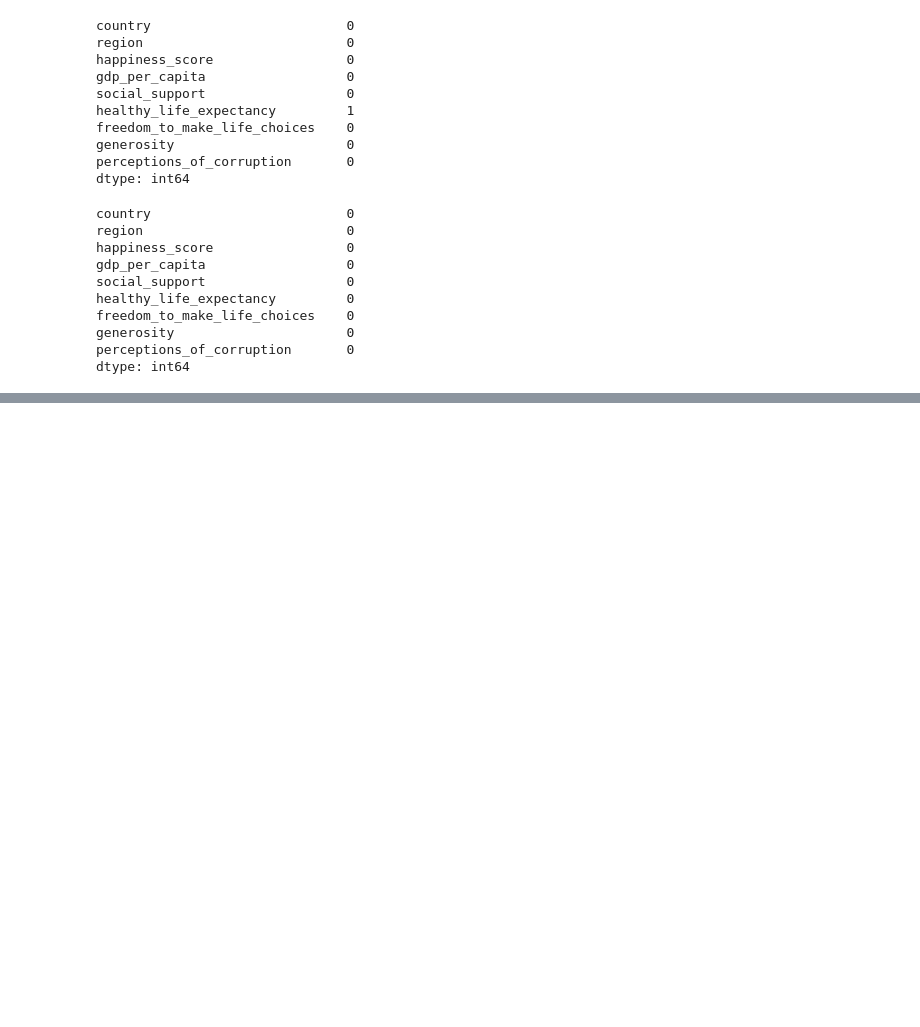
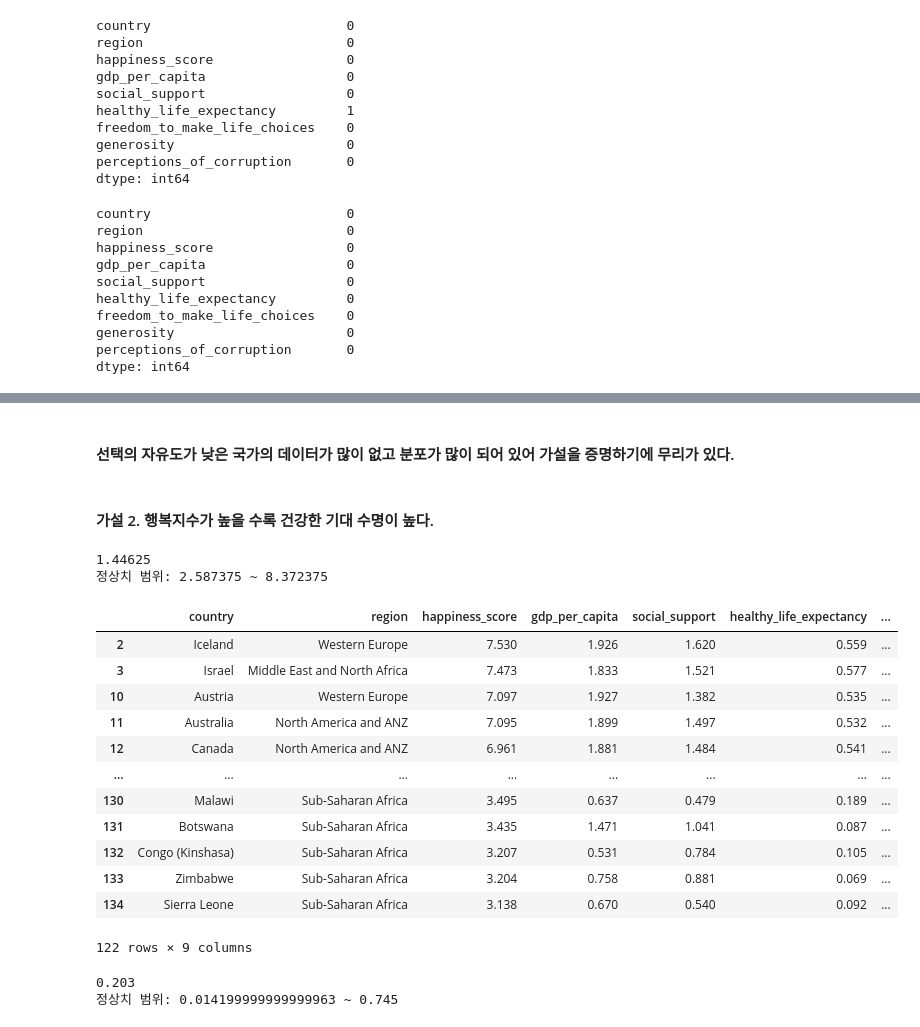
Before and after one commit to ccocco55/study-data-analysis, a Jupyter notebook: c_pandas/b_pandas_task.ipynb, the cells around one changed output, grey strips where cells are left out. Saved outputs shown, nothing was run; the diff lists cells and outputs as text; code cells hidden in the pictures; blank space fills up the shorter version.

```diff
--- a/c_pandas/b_pandas_task.ipynb
+++ b/c_pandas/b_pandas_task.ipynb
@@ -153,0 +189,57 @@ happiness_df
+# %% [markdown]
+#### 선택의 자유도가 낮은 국가의 데이터가 많이 없고 분포가 많이 되어 있어 가설을 증명하기에 무리가 있다.
+# %% [markdown]
+#### 가설 2. 행복지수가 높을 수록 건강한 기대 수명이 높다.
+# %%
+import numpy as np
+from scipy.stats import iqr
+
+happiness_Q1 = np.percentile(happiness_df['happiness_score'], 25)
+happiness_Q3 = np.percentile(happiness_df['happiness_score'], 75)
+
+iqr_value = iqr(happiness_df['happiness_score'])
+print(iqr_value)
+
+lower_bound = happiness_Q1 - 1.5 * iqr_value
+upper_bound = happiness_Q3 + 1.5 * iqr_value
+print(f'정상치 범위: {lower_bound} ~ {upper_bound}')
+# %% [output]
+1.44625
+정상치 범위: 2.587375 ~ 8.372375
+# %%
+condition1 = happiness_df['happiness_score'] >= lower_bound
+condition2 = happiness_df['happiness_score'] <= upper_bound
+condition = condition1 & condition2
+
+happiness_df = happiness_df[condition]
+happiness_df
+# %% [output]
+|  | country | region | happiness_score | gdp_per_capita | social_support | healthy_life_expectancy | ... |
+| 2 | Iceland | Western Europe | 7.530 | 1.926 | 1.620 | 0.559 | ... |
+| 3 | Israel | Middle East and North Africa | 7.473 | 1.833 | 1.521 | 0.577 | ... |
+| 10 | Austria | Western Europe | 7.097 | 1.927 | 1.382 | 0.535 | ... |
+| 11 | Australia | North America and ANZ | 7.095 | 1.899 | 1.497 | 0.532 | ... |
+| 12 | Canada | North America and ANZ | 6.961 | 1.881 | 1.484 | 0.541 | ... |
+| ... | ... | ... | ... | ... | ... | ... | ... |
+| 130 | Malawi | Sub-Saharan Africa | 3.495 | 0.637 | 0.479 | 0.189 | ... |
+| 131 | Botswana | Sub-Saharan Africa | 3.435 | 1.471 | 1.041 | 0.087 | ... |
+| 132 | Congo (Kinshasa) | Sub-Saharan Africa | 3.207 | 0.531 | 0.784 | 0.105 | ... |
+| 133 | Zimbabwe | Sub-Saharan Africa | 3.204 | 0.758 | 0.881 | 0.069 | ... |
+| 134 | Sierra Leone | Sub-Saharan Africa | 3.138 | 0.670 | 0.540 | 0.092 | ... |
+122 rows × 9 columns
+# %%
+import numpy as np
+from scipy.stats import iqr
+
+happiness_Q1 = np.percentile(happiness_df['healthy_life_expectancy'], 25)
+happiness_Q3 = np.percentile(happiness_df['healthy_life_expectancy'], 75)
+
+iqr_value = iqr(happiness_df['healthy_life_expectancy'])
+print(iqr_value)
+
+lower_bound = happiness_Q1 - 1.1 * iqr_value
+upper_bound = happiness_Q3 + 1.5 * iqr_value
+print(f'정상치 범위: {lower_bound} ~ {upper_bound}')
+# %% [output]
+0.203
+정상치 범위: 0.014199999999999963 ~ 0.745
```
Also changed, not shown: parts of 13 cells of this notebook.
